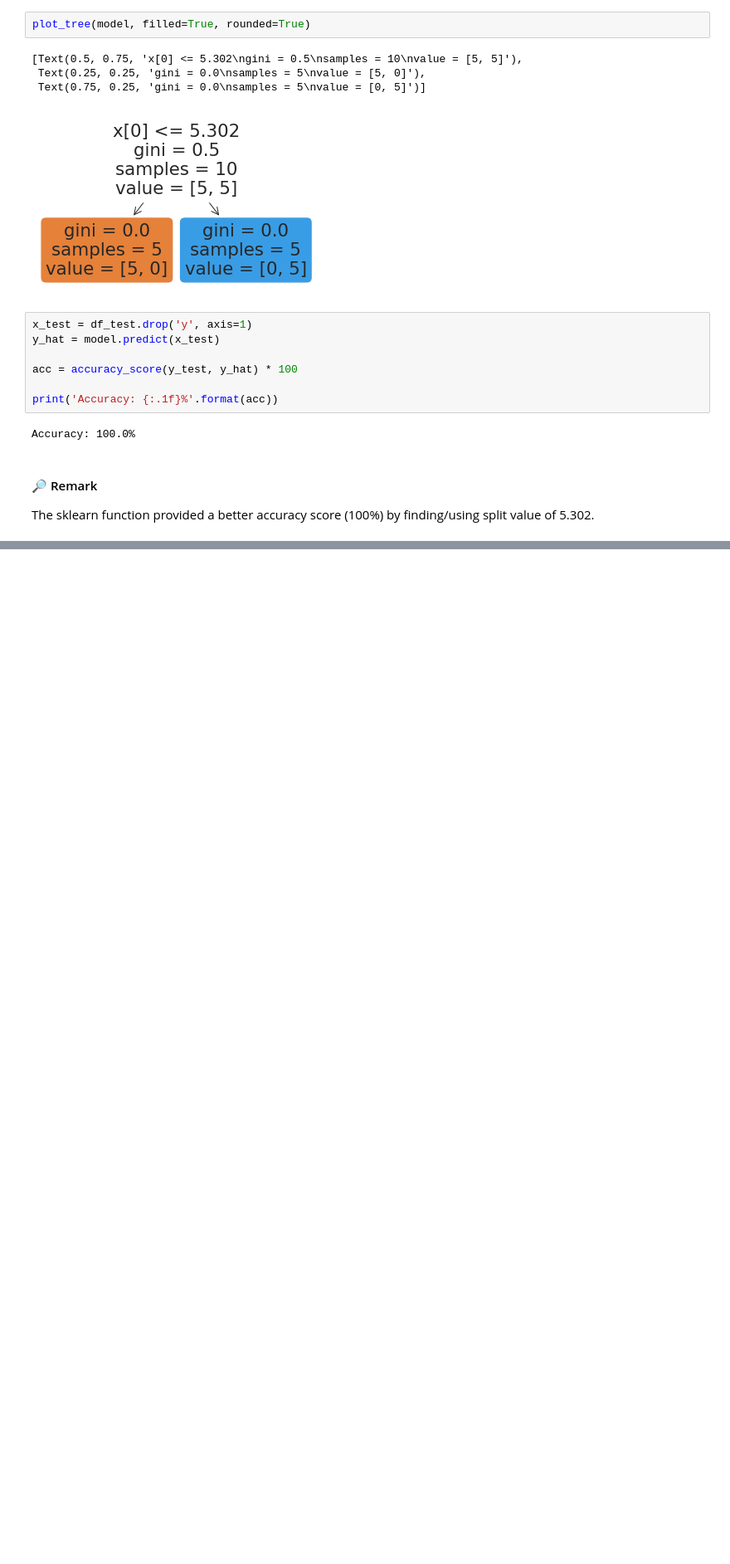
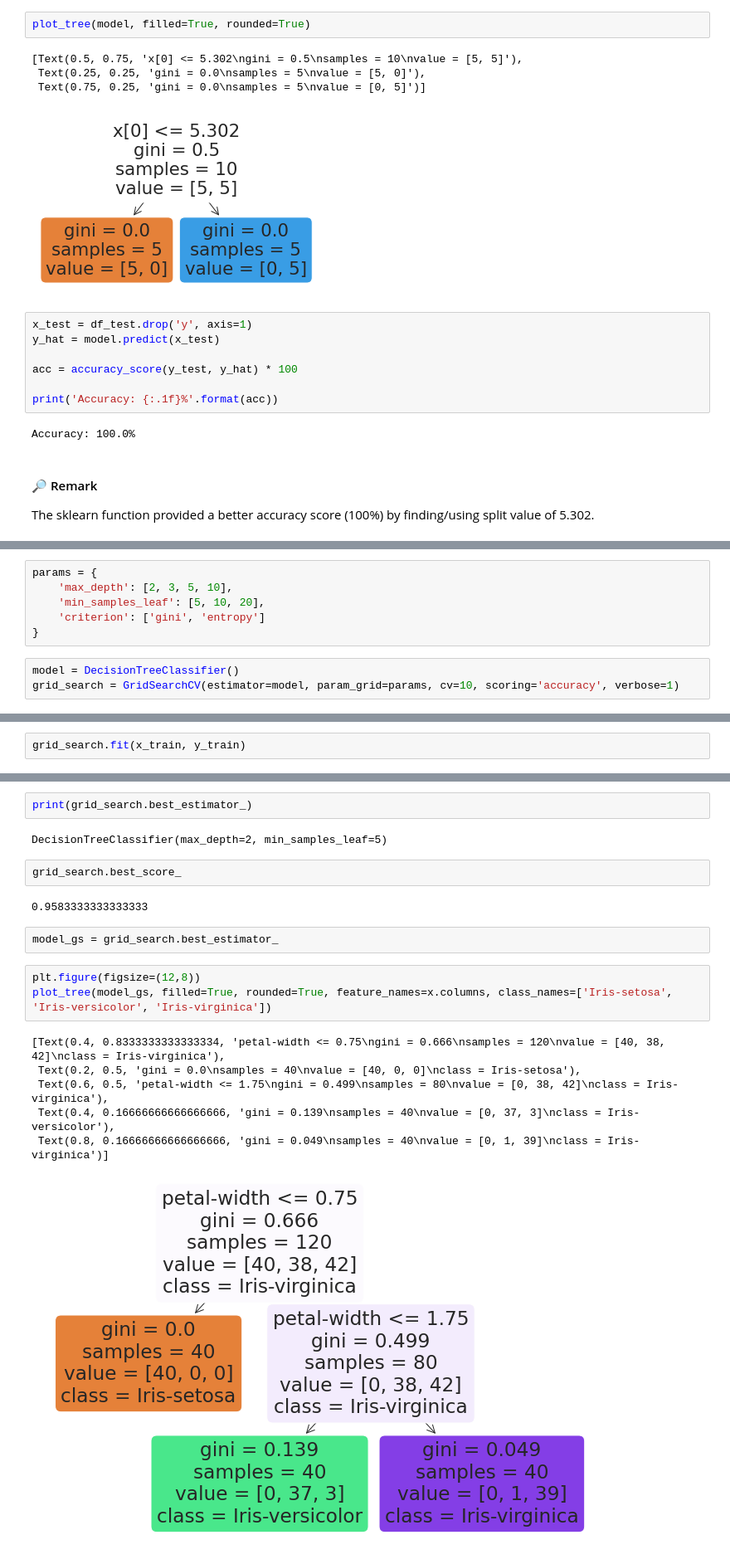
Before and after one commit to muscak/Master-Machine-Learning-Algorithms, a Jupyter notebook: Nonlinear-Algorithms/CART/CART.ipynb, the cells around one changed output, grey strips where cells are left out. Shown at 83% size. Drawn from its saved outputs; the diff is of its cells as text; blank space fills up the shorter version.

```diff
--- a/Nonlinear-Algorithms/CART/CART.ipynb
+++ b/Nonlinear-Algorithms/CART/CART.ipynb
@@ -287,0 +339,9 @@ x
+# %%
+params = {
+    'max_depth': [2, 3, 5, 10],
+    'min_samples_leaf': [5, 10, 20],
+    'criterion': ['gini', 'entropy']
+}
+# %%
+model = DecisionTreeClassifier()
+grid_search = GridSearchCV(estimator=model, param_grid=params, cv=10, scoring='accuracy', verbose=1)
@@ -287,0 +363,2 @@ x
+# %%
+grid_search.fit(x_train, y_train)
@@ -287,0 +372,20 @@ x
+# %%
+print(grid_search.best_estimator_)
+# %% [output]
+DecisionTreeClassifier(max_depth=2, min_samples_leaf=5)
+# %%
+grid_search.best_score_
+# %% [output]
+0.9583333333333333
+# %%
+model_gs = grid_search.best_estimator_
+# %%
+plt.figure(figsize=(12,8))
+plot_tree(model_gs, filled=True, rounded=True, feature_names=x.columns, class_names=['Iris-setosa', 'Iris-versicolor', 'Iris-virginica'])
+# %% [output]
+[Text(0.4, 0.8333333333333334, 'petal-width <= 0.75\ngini = 0.666\nsamples = 120\nvalue = [40, 38, 42]\nclass = Iris-virginica'),
+ Text(0.2, 0.5, 'gini = 0.0\nsamples = 40\nvalue = [40, 0, 0]\nclass = Iris-setosa'),
+ Text(0.6, 0.5, 'petal-width <= 1.75\ngini = 0.499\nsamples = 80\nvalue = [0, 38, 42]\nclass = Iris-virginica'),
+ Text(0.4, 0.16666666666666666, 'gini = 0.139\nsamples = 40\nvalue = [0, 37, 3]\nclass = Iris-versicolor'),
+ Text(0.8, 0.16666666666666666, 'gini = 0.049\nsamples = 40\nvalue = [0, 1, 39]\nclass = Iris-virginica')]
+[figure, added]
```
Also changed, not shown: parts of 11 cells of this notebook.
